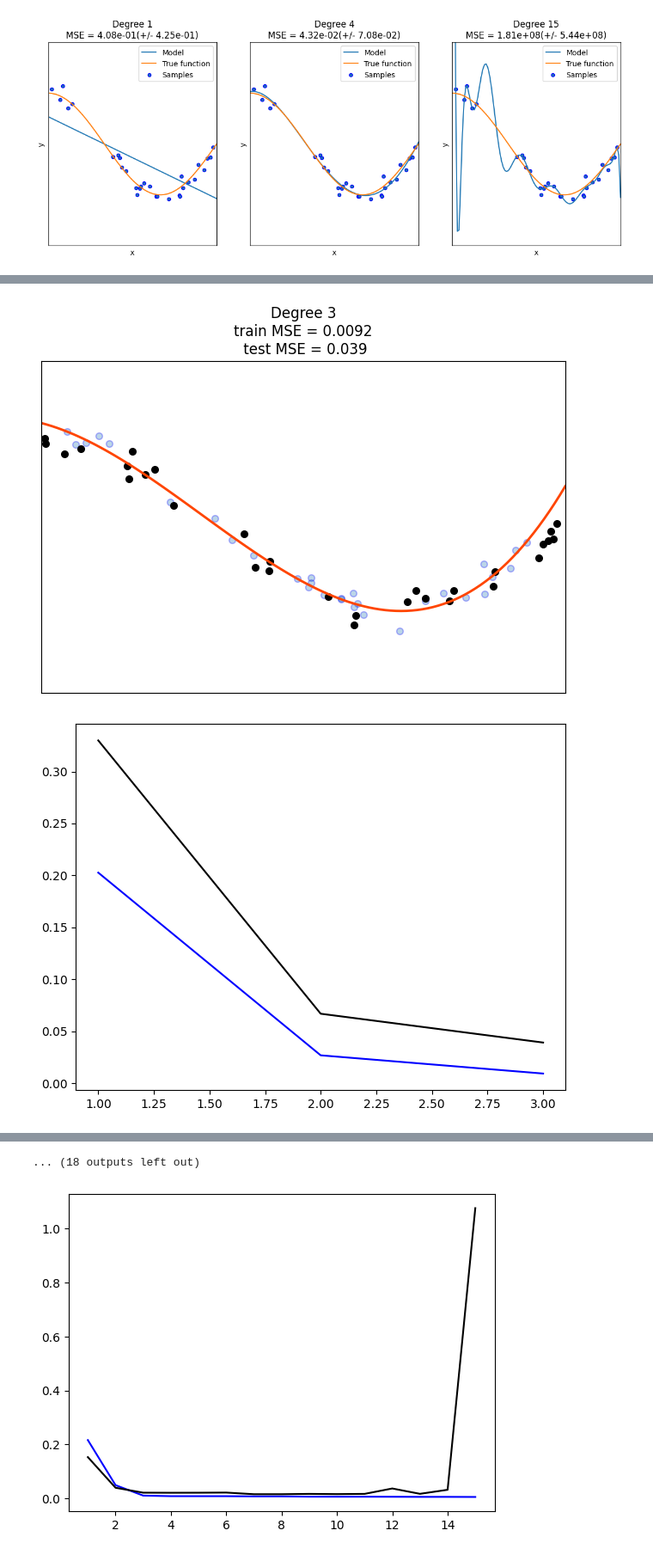
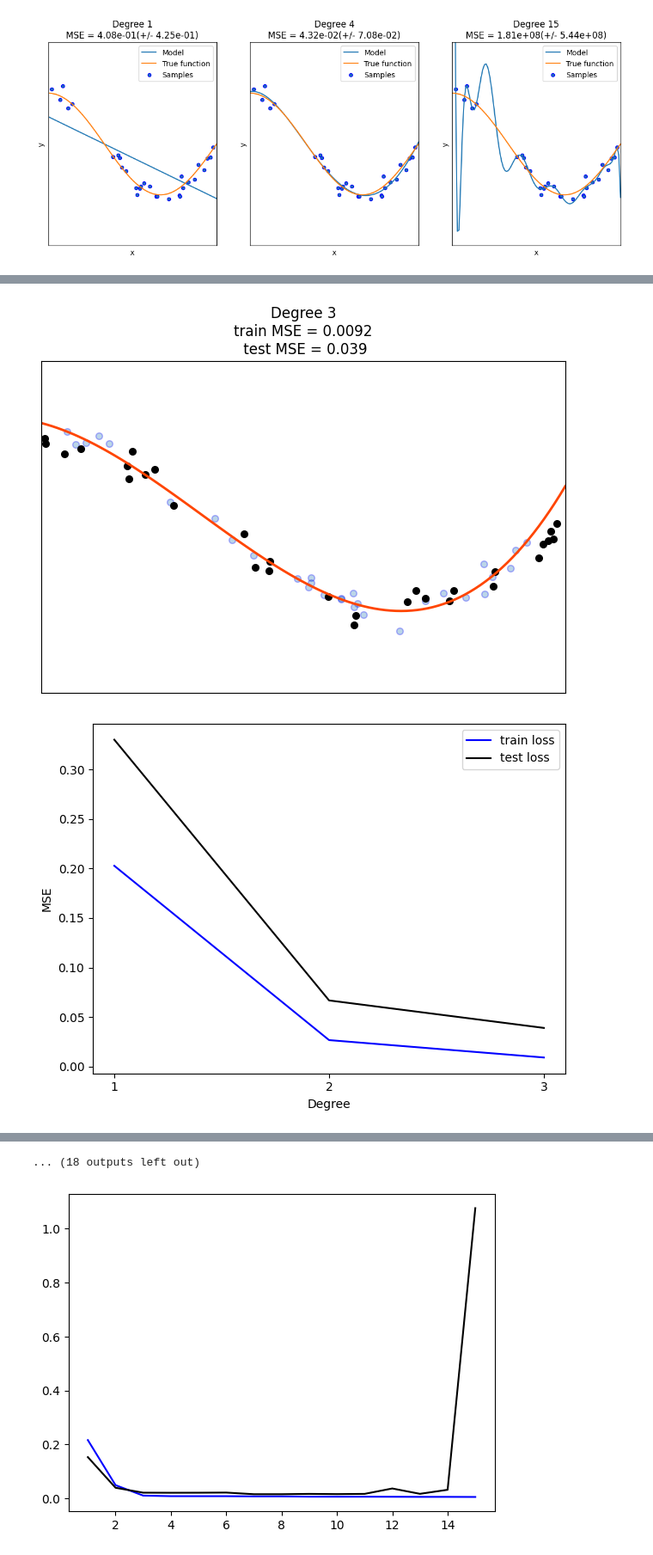
Before and after one commit to ptresson/overfitting_sampling_presentation, a Jupyter notebook: plot_overfitting.ipynb, the cells around one changed output, grey strips where cells are left out. Shown at 86% size. Drawn from its saved outputs; the diff is of its cells as text; code cells hidden in the pictures.

```diff
--- a/plot_overfitting.ipynb
+++ b/plot_overfitting.ipynb
@@ -123,8 +123,12 @@ for i in range(len(degrees)):
     plt.savefig(f'./figs/plot/overfitting{i}.png')
 
     fig, ax = plt.subplots()
-    ax.plot(degrees[:i+1], train_mse, c='b')
-    ax.plot(degrees[:i+1], test_mse, c='k')
+    ax.plot(degrees[:i+1], train_mse, c='b', label='train loss')
+    ax.plot(degrees[:i+1], test_mse, c='k', label='test loss')
+    ax.legend(loc='upper right')
+    ax.xaxis.get_major_locator().set_params(integer=True)
+    ax.set_ylabel('MSE')
+    ax.set_xlabel('Degree')
     plt.tight_layout()
     plt.savefig(f'./figs/plot/train_test_loss-{i}.png')
 # %% [output]
@@ -135,3 +139,3 @@ for i in range(len(degrees)):
 [figure]
-[figure, old version]
+[figure, new version]
 [figure]
```
Also changed, not shown: parts of 1 cell of this notebook, 17 other files.
